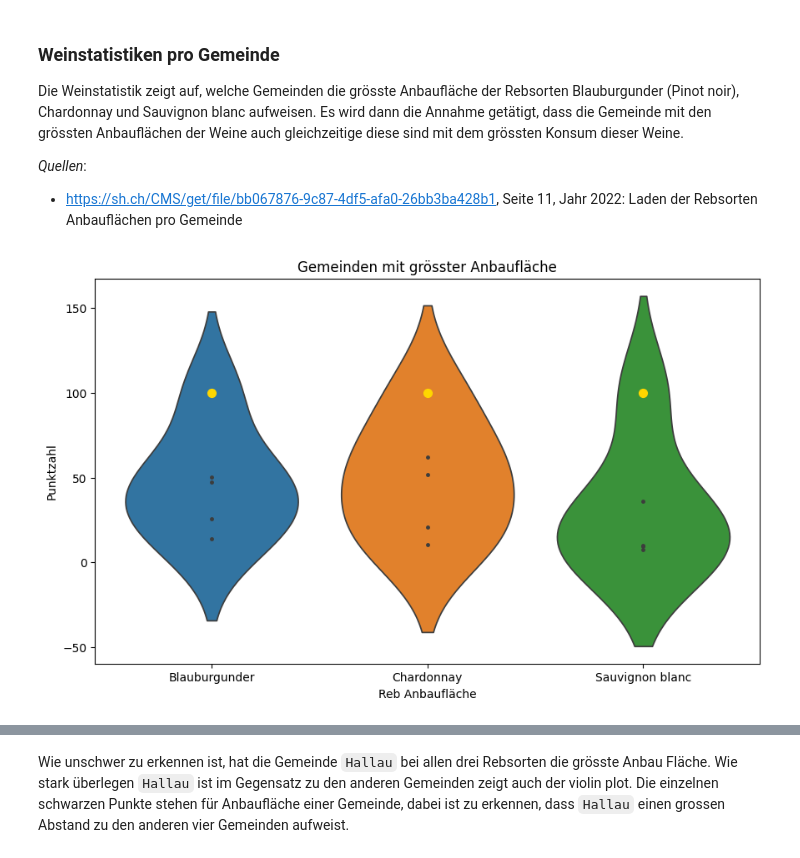
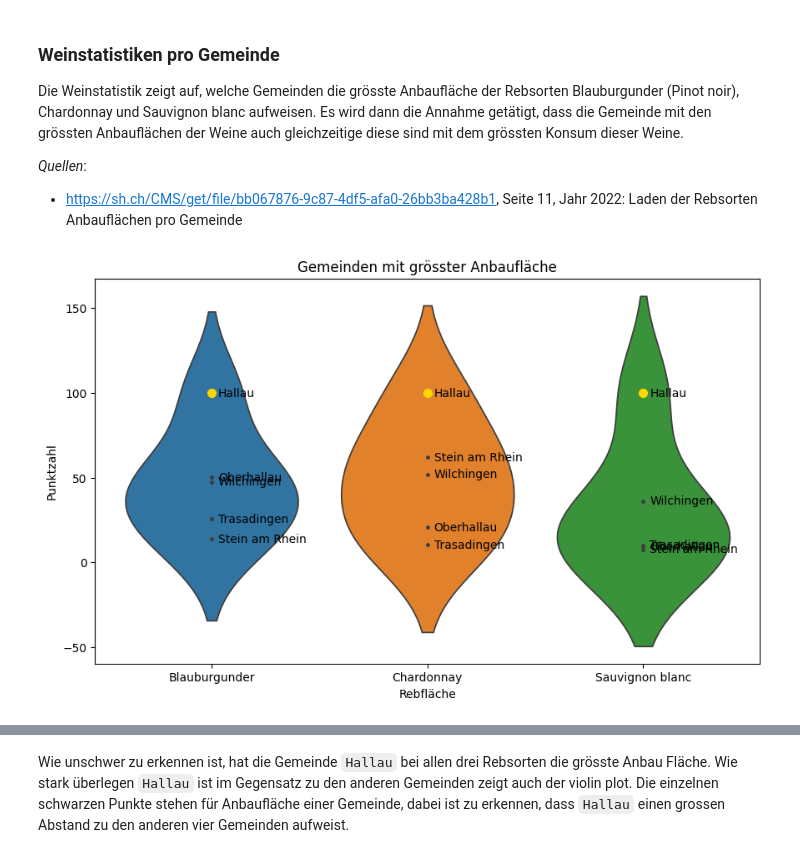
Before and after one commit to janzimmermann1/dawr-assessment-1, a Jupyter notebook: Assignment1.ipynb, the cells around one changed output, grey strips where cells are left out. Saved outputs shown, nothing was run; the diff lists cells and outputs as text; code cells hidden in the pictures.

Commit message:
Finished refactoring wine

```diff
--- a/Assignment1.ipynb
+++ b/Assignment1.ipynb
@@ -163,18 +147,38 @@ df_wein_final = df_wein_merged.iloc[:, [0,4]]
+# %%
+dataframe_wine_calc = pd.merge(dataframe_wine_raw, dataframe_communities, on='Gemeinde', how='right').iloc[:, [0,1,2,3]]
+
+# Berechne die Punkte pro Feature
+dataframe_wine_calc = calculatePointsForColumns(dataframe_wine_calc, dataframe_wine_calc.columns[1:4])
+
+
+dataframe_wine_calc['Punkte Wein'] = dataframe_wine_calc['Punkte Blauburgunder Fläche'] * 0.5 + dataframe_wine_calc['Punkte Chardonnay Fläche'] * 0.1 + dataframe_wine_calc['Punkte Sauvignon blanc Fläche'] * 0.4
+
+# Zusammenführen der Gemeindenamen Daten und der Weinstatistik von Schauffhausen
+dataframe_wine = dataframe_wine_calc.copy().iloc[:, [0,4,5,6,7]]
+dataframe_wine = dataframe_wine.fillna(0)
+dataframe_wine = dataframe_wine.sort_values(by='Punkte Wein', ascending=False)
 # %%
-_, ax = plt.subplots(figsize=(10.28, 6))
-data_violin_wein = df_wein_merged.head()[['Normalized Blauburgunder Fläche', 'Normalized Chardonnay Fläche', 'Normalized Sauvignon blanc Fläche']]
-data_violin_wein = data_violin_wein.rename(columns={'Normalized Blauburgunder Fläche': 'Blauburgunder', 'Normalized Chardonnay Fläche': 'Chardonnay', 'Normalized Sauvignon blanc Fläche' : 'Sauvignon blanc'})
+_, violin_diagram_axis = plt.subplots(figsize=(10.28, 6))
+violin_diagram_wine = dataframe_wine.head().iloc[:, 1:4]
+violin_diagram_wine = violin_diagram_wine.rename(columns={'Punkte Blauburgunder Fläche': 'Blauburgunder', 'Punkte Chardonnay Fläche': 'Chardonnay', 'Punkte Sauvignon blanc Fläche' : 'Sauvignon blanc'})
 
-sns.violinplot(ax=ax, data=data_violin_wein, inner="point")
+sns.violinplot(ax=violin_diagram_axis, data=violin_diagram_wine, inner="point")
 
 # Visualisiere das Maximum jeder Kategorie mit einem gelben Punkt
-for column in data_violin_wein.columns:
-    max_index = data_violin_wein[column].idxmax()
-    ax.scatter(data_violin_wein.columns.get_loc(column), data_violin_wein.loc[max_index, column], color='gold', s=50, zorder=5)
-plt.xlabel('Reb Anbaufläche')
+for column in violin_diagram_wine.columns:
+    max_index = violin_diagram_wine[column].idxmax()
+    violin_diagram_axis.scatter(violin_diagram_wine.columns.get_loc(column), violin_diagram_wine.loc[max_index, column], color='gold', s=50, zorder=5)
+
+# Füge den Gemeinden-Namen für jeden Punkt hinzu
+for i in range(len(violin_diagram_wine)):
+    for j, column in enumerate(violin_diagram_wine.columns):
+        # Setze den Gemeinden-Namen neben jeden Punkt
+        violin_diagram_axis.text(j + 0.03, violin_diagram_wine.iloc[i, j], dataframe_wine.iloc[i]['Gemeinde'], ha='left', va='center', fontsize=10)
+
+plt.xlabel('Rebfläche')
 plt.ylabel('Punktzahl')
 plt.title('Gemeinden mit grösster Anbaufläche')
 plt.show()
 # %% [output]
-[figure, old version]
+[figure, new version]
 # %%
```
Also changed, not shown: parts of 11 cells of this notebook.
